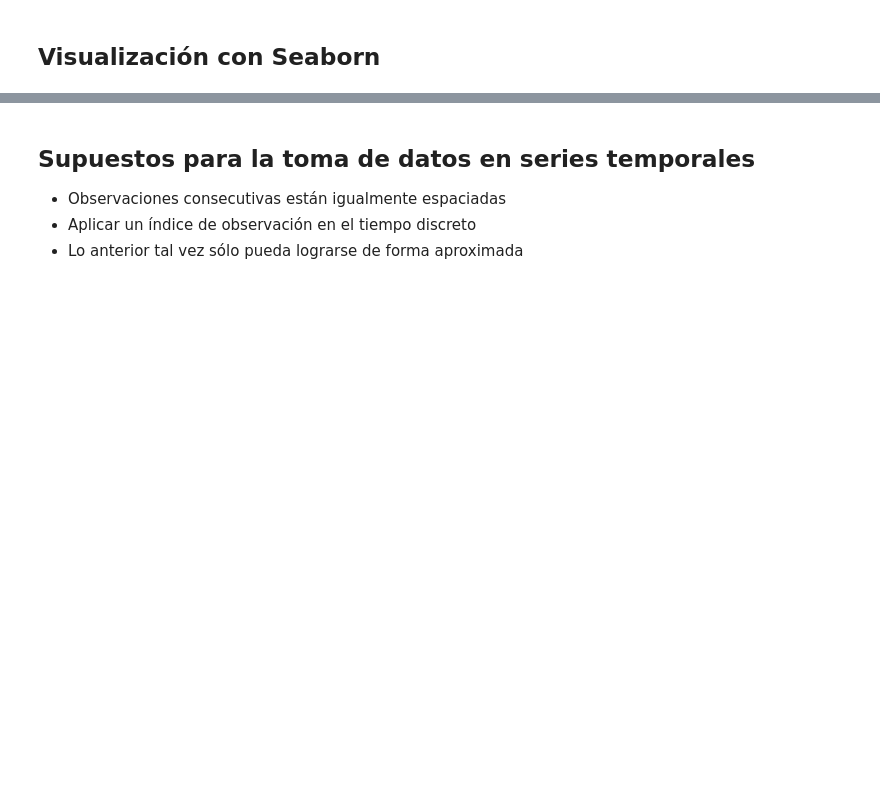
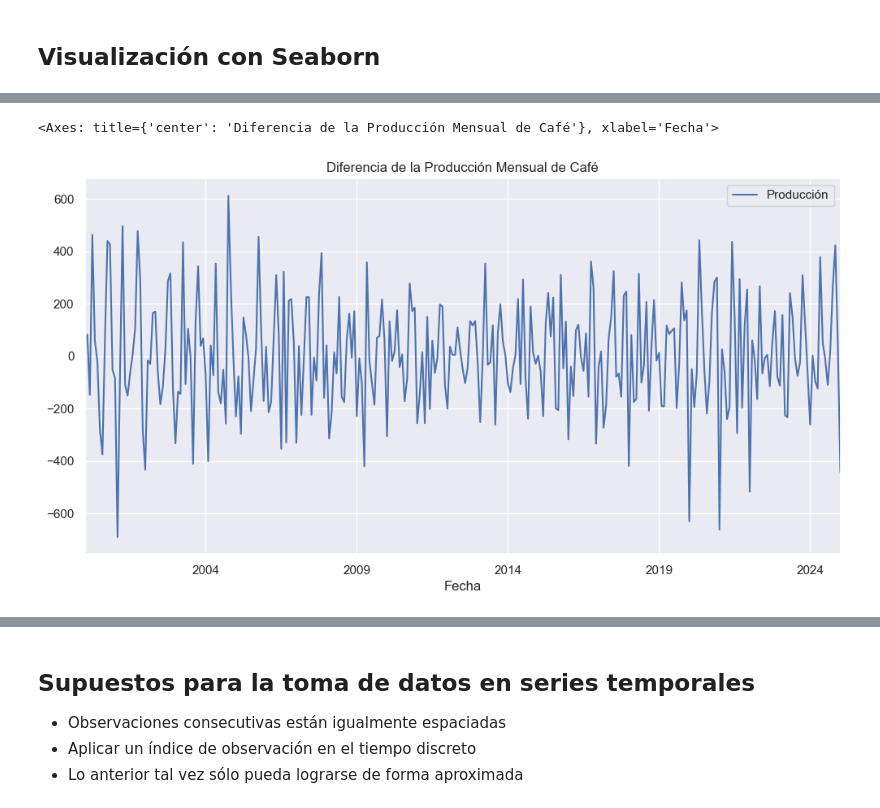
Before and after one commit to Wilsonsr/Series-de-Tiempo, a Jupyter notebook: Cuadernos Python/1_Introduccion.ipynb, the cells around one changed output, grey strips where cells are left out. Saved outputs shown, nothing was run; the diff lists cells and outputs as text; code cells hidden in the pictures; blank space fills up the shorter version.

```diff
--- a/Cuadernos Python/1_Introduccion.ipynb
+++ b/Cuadernos Python/1_Introduccion.ipynb
@@ -279,0 +310,5 @@ plt.show()
+# %%
+cafe.diff(1).plot(figsize=(12, 6), title="Diferencia de la Producción Mensual de Café", legend=True, grid=True)
+# %% [output]
+<Axes: title={'center': 'Diferencia de la Producción Mensual de Café'}, xlabel='Fecha'>
+[figure, added]
```
Also changed, not shown: parts of 18 cells of this notebook.
